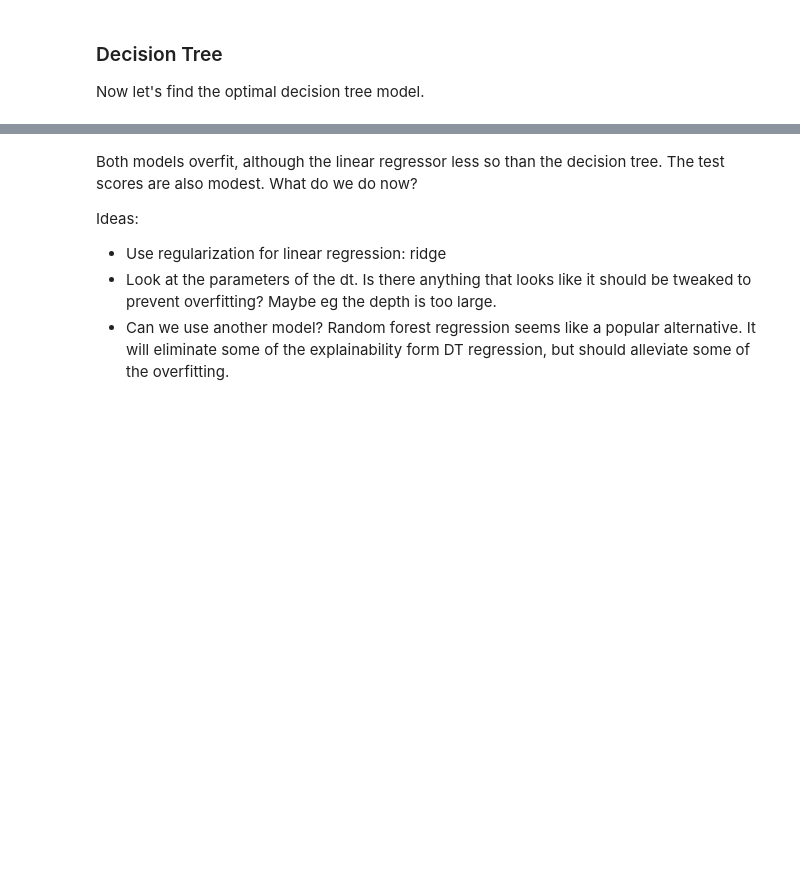
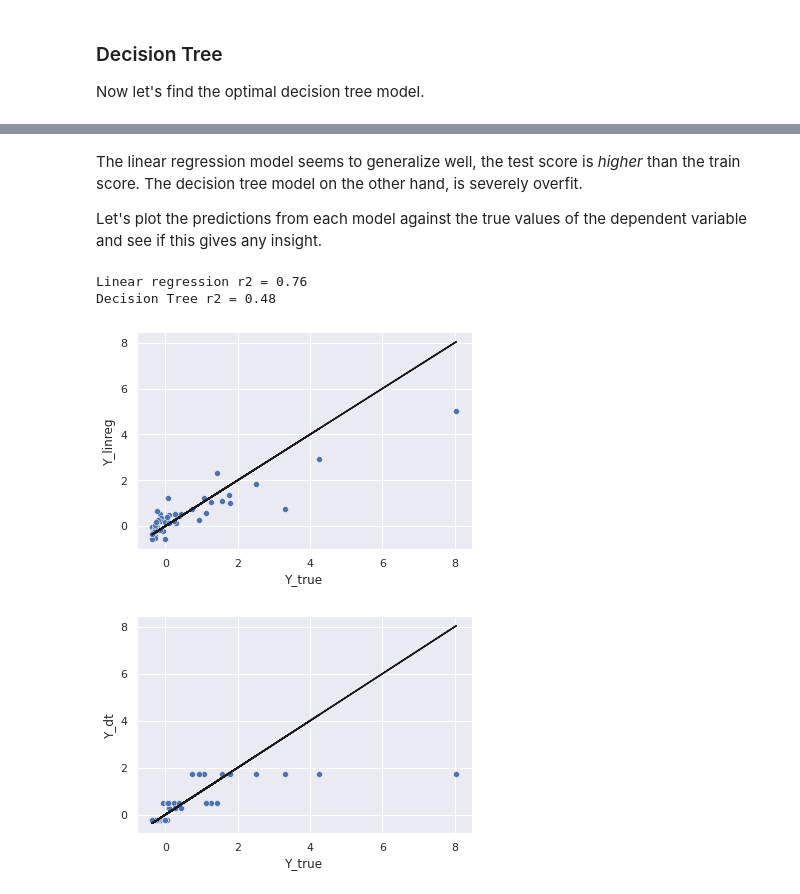
Before and after one commit to ibidyouadu/irma-modeling, a Jupyter notebook: irma_modeling.ipynb, the cells around one changed output, grey strips where cells are left out. Saved outputs shown, nothing was run; the diff lists cells and outputs as text; code cells hidden in the pictures; blank space fills up the shorter version.

Commit message:
refined CV methodology + selected preferred model

```diff
--- a/irma_modeling.ipynb
+++ b/irma_modeling.ipynb
@@ -72,6 +72,8 @@ import statsmodels.api as sm
 
 # preprocess data
 features = ['maxwind_peak', 'precip_peak', 'mhi', 'twt_total']
+df = df[features+['dmg']]
+
 X = df[features].apply(robust_scale)
 X_vif = sm.add_constant(X.values) # for the vif func
 
@@ -135,3 +106,9 @@ Best CV r2: 0.81
+# %%
+from sklearn.linear_model import LinearRegression
+
+linreg = LinearRegression()
+
+linreg_model = linreg.fit(X_train, Y_train)
 # %% [markdown]
 ### Decision Tree
 Now let's find the optimal decision tree model.
@@ -175,0 +115,12 @@ The decision tree appears to be grossly overfitting, as the last two rows show.
+# %%
+from sklearn.model_selection import GridSearchCV
+from sklearn.tree import DecisionTreeRegressor
+
+tree = DecisionTreeRegressor(random_state = 0)
+param_grid = {'min_impurity_decrease': [1e-2, 1e-1, 0.2, 0.3],
+              'max_features': [None, 'sqrt'],
+              'max_depth': [1, 2, 3, 4, 5, 6]}
+
+dt_model = GridSearchCV(tree, param_grid, scoring='r2')
+dt_model.fit(X_train, Y_train)
+dt_model.best_params_
@@ -197,8 +153,33 @@ Test: 0.50
-# %% [markdown]
-Both models overfit, although the linear regressor less so than the decision tree. The test scores are also modest. What do we do now?
-
-Ideas:
-
-- Use regularization for linear regression: ridge
-- Look at the parameters of the dt. Is there anything that looks like it should be tweaked to prevent overfitting? Maybe eg the depth is too large.
-- Can we use another model? Random forest regression seems like a popular alternative. It will eliminate some of the explainability form DT regression, but should alleviate some of the overfitting.
+# %% [markdown]
+The linear regression model seems to generalize well, the test score is *higher* than the train score. The decision tree model on the other hand, is severely overfit.
+
+Let's plot the predictions from each model against the true values of the dependent variable and see if this gives any insight.
+# %%
+from sklearn.metrics import r2_score
+
+Y_linreg = linreg_model.predict(X)
+Y_dt = dt_model.predict(X)
+
+
+Y_arr = np.array([Y, Y_linreg, Y_dt]).T
+Y_df = pd.DataFrame(data=Y_arr,
+                    columns = ['Y_true', 'Y_linreg', 'Y_dt'])
+
+sns.scatterplot(data = Y_df,
+                x = 'Y_true',
+                y = 'Y_linreg')
+plt.plot(Y, Y, 'k-')
+
+plt.figure()
+sns.scatterplot(data = Y_df,
+                x = 'Y_true',
+                y = 'Y_dt')
+plt.plot(Y, Y, 'k-')
+
+print("Linear regression r2 = %.2f" % r2_score(Y, Y_linreg))
+print("Decision Tree r2 = %.2f" % r2_score(Y, Y_dt))
+# %% [output]
+Linear regression r2 = 0.76
+Decision Tree r2 = 0.48
+[figure, added]
+[figure, added]
```
Also changed, not shown: parts of 11 cells of this notebook.
